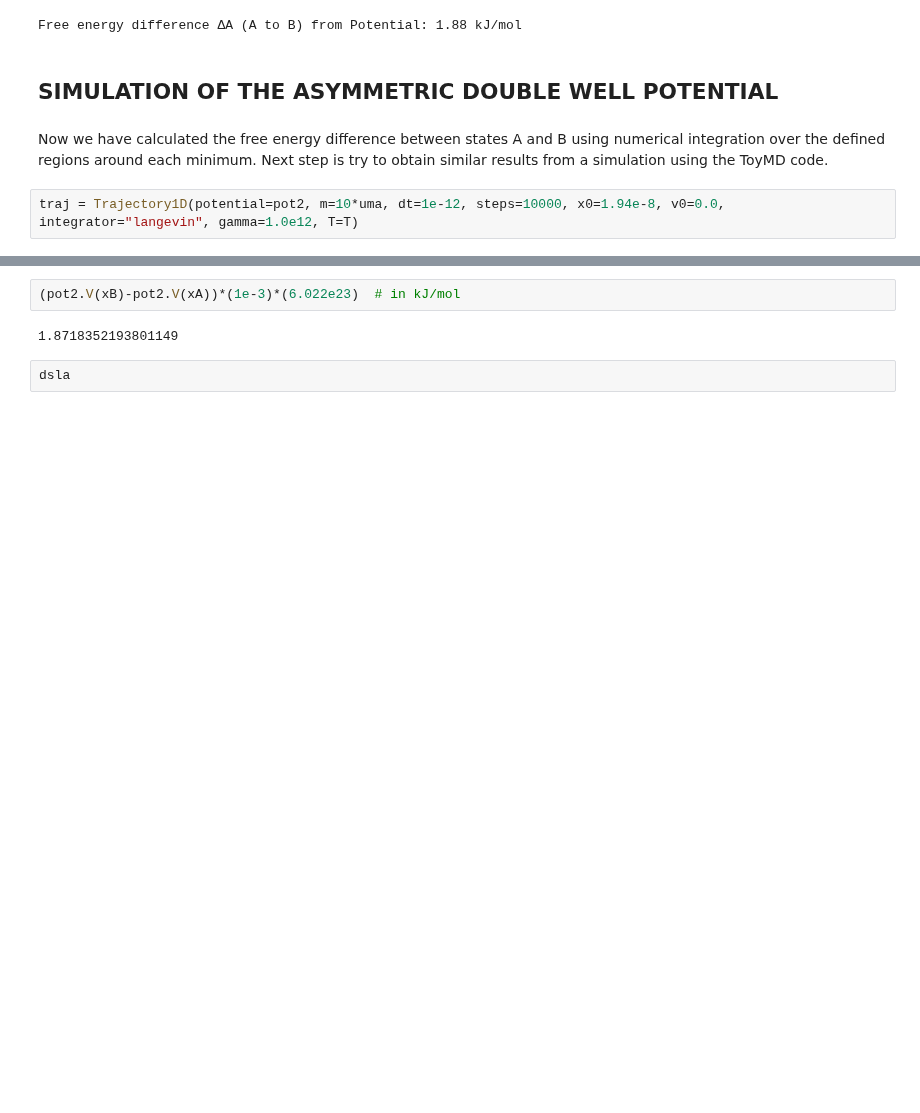
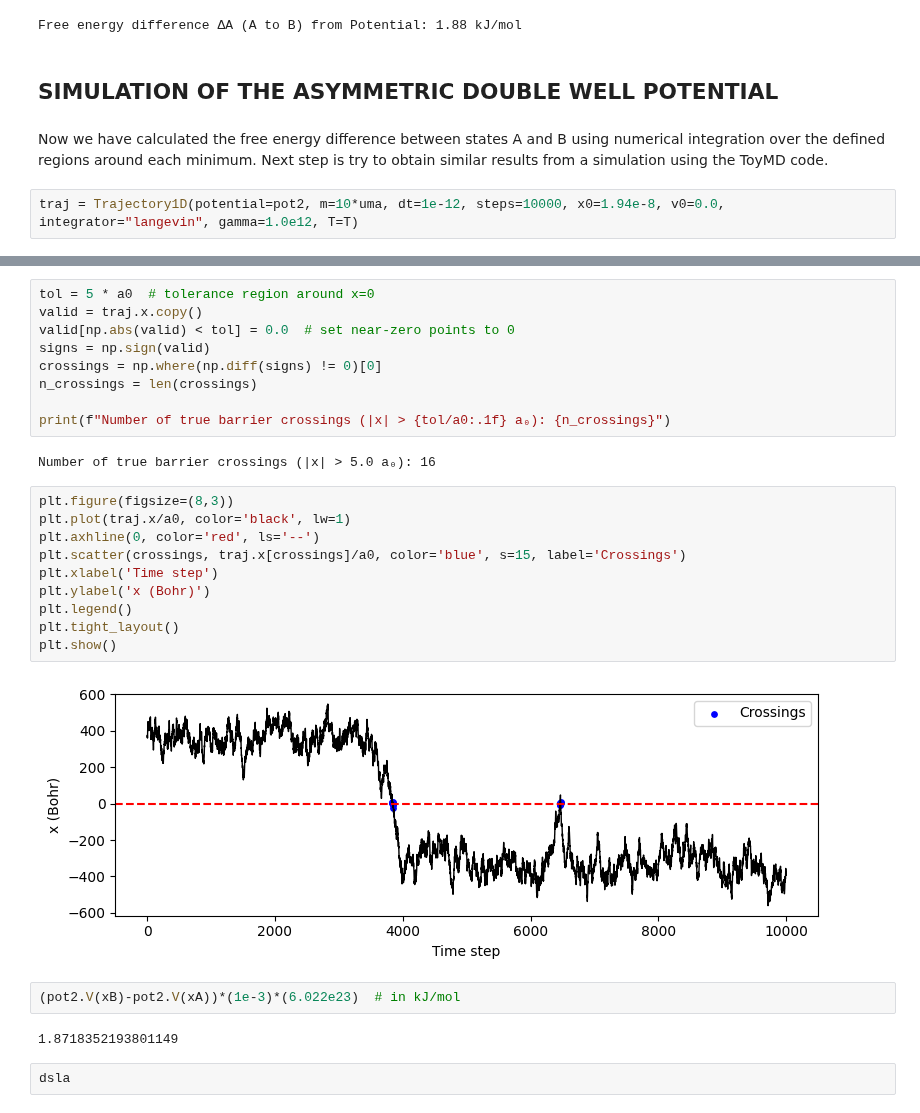
Before and after one commit to ccastilloo/ToyMD, a Jupyter notebook: lab4.ipynb, the cells around one changed output, grey strips where cells are left out. Saved outputs shown, nothing was run; the diff lists cells and outputs as text; blank space fills up the shorter version.

```diff
--- a/lab4.ipynb
+++ b/lab4.ipynb
@@ -171,3 +171,26 @@ Difference between simulation and potential: 6.81 kJ/mol
+# %%
+tol = 5 * a0  # tolerance region around x=0
+valid = traj.x.copy()
+valid[np.abs(valid) < tol] = 0.0  # set near-zero points to 0
+signs = np.sign(valid)
+crossings = np.where(np.diff(signs) != 0)[0]
+n_crossings = len(crossings)
+
+print(f"Number of true barrier crossings (|x| > {tol/a0:.1f} a₀): {n_crossings}")
+# %% [output]
+Number of true barrier crossings (|x| > 5.0 a₀): 16
+# %%
+plt.figure(figsize=(8,3))
+plt.plot(traj.x/a0, color='black', lw=1)
+plt.axhline(0, color='red', ls='--')
+plt.scatter(crossings, traj.x[crossings]/a0, color='blue', s=15, label='Crossings')
+plt.xlabel('Time step')
+plt.ylabel('x (Bohr)')
+plt.legend()
+plt.tight_layout()
+plt.show()
+# %% [output]
+[figure, added]
 # %%
 (pot2.V(xB)-pot2.V(xA))*(1e-3)*(6.022e23)  # in kJ/mol
 # %% [output]
```
Also changed, not shown: parts of 3 cells of this notebook.
